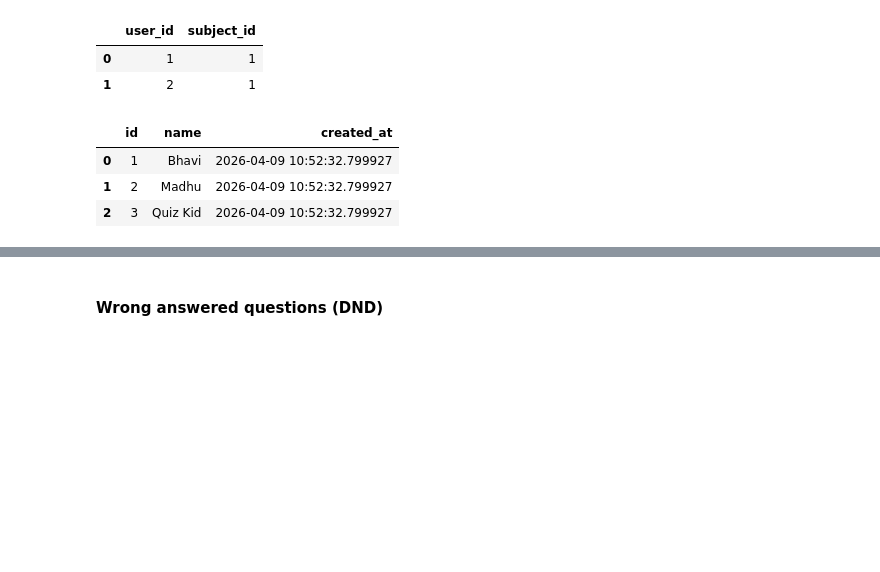
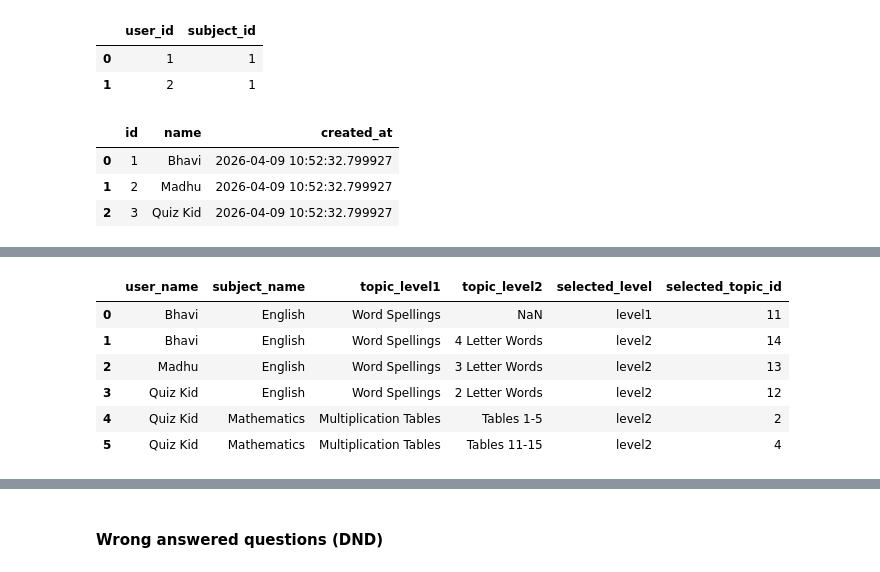
Before and after one commit to aimldlprojects/quizwiz, a Jupyter notebook: server/testing.ipynb, the cells around one changed output, grey strips where cells are left out. Drawn from its saved outputs; the diff is of its cells as text; code cells hidden in the pictures; blank space fills up the shorter version.

```diff
--- a/server/testing.ipynb
+++ b/server/testing.ipynb
@@ -152,0 +306,52 @@ users_df
+# %%
+# User names, subjects, and their selected topic in topics page (from settings table)
+fetch_df("""
+WITH selected_topics AS (
+  SELECT
+    user_id,
+    'level1' AS selected_level,
+    jsonb_array_elements_text(value::jsonb)::bigint AS topic_id
+  FROM settings
+  WHERE key LIKE %s
+
+  UNION ALL
+
+  SELECT
+    user_id,
+    'level2' AS selected_level,
+    jsonb_array_elements_text(value::jsonb)::bigint AS topic_id
+  FROM settings
+  WHERE key LIKE %s
+)
+SELECT
+  u.name AS user_name,
+  s.name AS subject_name,
+  CASE
+    WHEN t.parent_topic_id IS NULL THEN t.name
+    ELSE tp.name
+  END AS topic_level1,
+  CASE
+    WHEN t.parent_topic_id IS NULL THEN NULL
+    ELSE t.name
+  END AS topic_level2,
+  st.selected_level,
+  st.topic_id AS selected_topic_id
+FROM selected_topics st
+JOIN users u
+  ON u.id = st.user_id
+LEFT JOIN topics t
+  ON t.id = st.topic_id
+LEFT JOIN topics tp
+  ON tp.id = t.parent_topic_id
+LEFT JOIN subjects s
+  ON s.id = t.subject_id
+ORDER BY u.name, s.name, st.selected_level, topic_level1, topic_level2;
+""", ('selected_topic_level1_ids%', 'selected_topic_level2_ids%'))
+# %% [output]
+|  | user_name | subject_name | topic_level1 | topic_level2 | selected_level | selected_topic_id |
+| 0 | Bhavi | English | Word Spellings | NaN | level1 | 11 |
+| 1 | Bhavi | English | Word Spellings | 4 Letter Words | level2 | 14 |
+| 2 | Madhu | English | Word Spellings | 3 Letter Words | level2 | 13 |
+| 3 | Quiz Kid | English | Word Spellings | 2 Letter Words | level2 | 12 |
+| 4 | Quiz Kid | Mathematics | Multiplication Tables | Tables 1-5 | level2 | 2 |
+| 5 | Quiz Kid | Mathematics | Multiplication Tables | Tables 11-15 | level2 | 4 |
```
Also changed, not shown: parts of 5 cells of this notebook, 1 other file.
